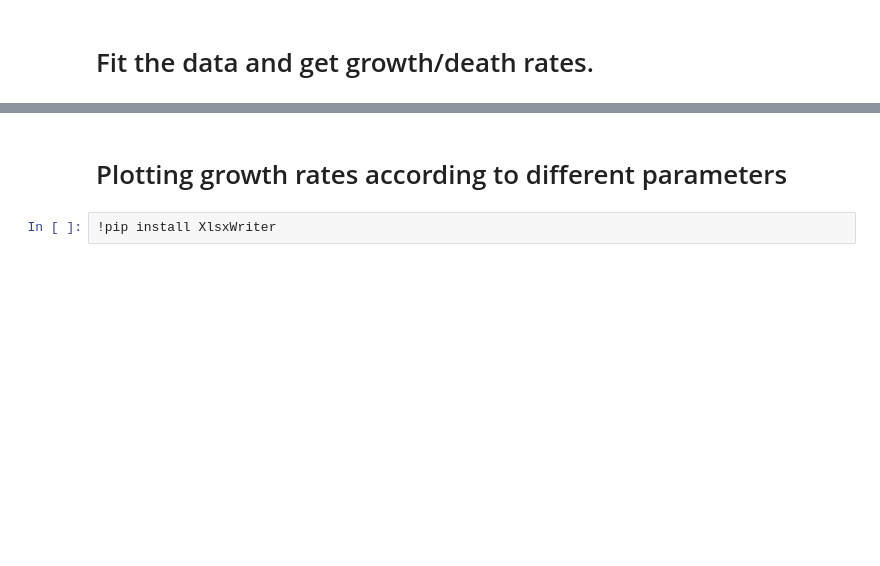
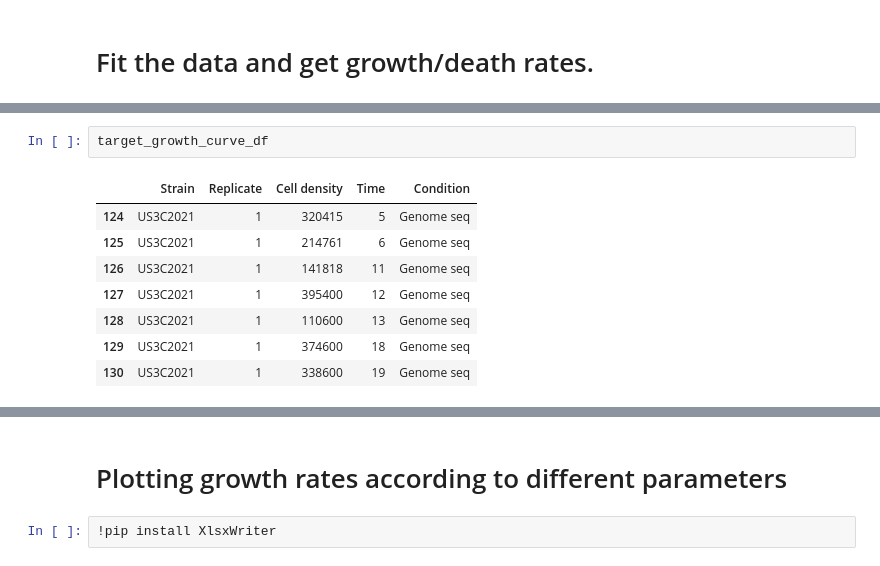
Before and after one commit to thrash-lab/sparse-growth-curve, a Jupyter notebook: 2_one_file_multiple_growth_curves_analysis.ipynb, the cells around one changed output, grey strips where cells are left out. Cells and saved outputs as stored; diff of their text form; blank space fills up the shorter version.

```diff
--- a/2_one_file_multiple_growth_curves_analysis.ipynb
+++ b/2_one_file_multiple_growth_curves_analysis.ipynb
@@ -662,0 +679,11 @@ output file saved:./LSUCC0096_all_salinity/1_Data_fit_visualization_2022-11-29-2
+# %%
+target_growth_curve_df
+# %% [output]
+|  | Strain | Replicate | Cell density | Time | Condition |
+| 124 | US3C2021 | 1 | 320415 | 5 | Genome seq |
+| 125 | US3C2021 | 1 | 214761 | 6 | Genome seq |
+| 126 | US3C2021 | 1 | 141818 | 11 | Genome seq |
+| 127 | US3C2021 | 1 | 395400 | 12 | Genome seq |
+| 128 | US3C2021 | 1 | 110600 | 13 | Genome seq |
+| 129 | US3C2021 | 1 | 374600 | 18 | Genome seq |
+| 130 | US3C2021 | 1 | 338600 | 19 | Genome seq |
```
Also changed, not shown: parts of 15 cells of this notebook.
